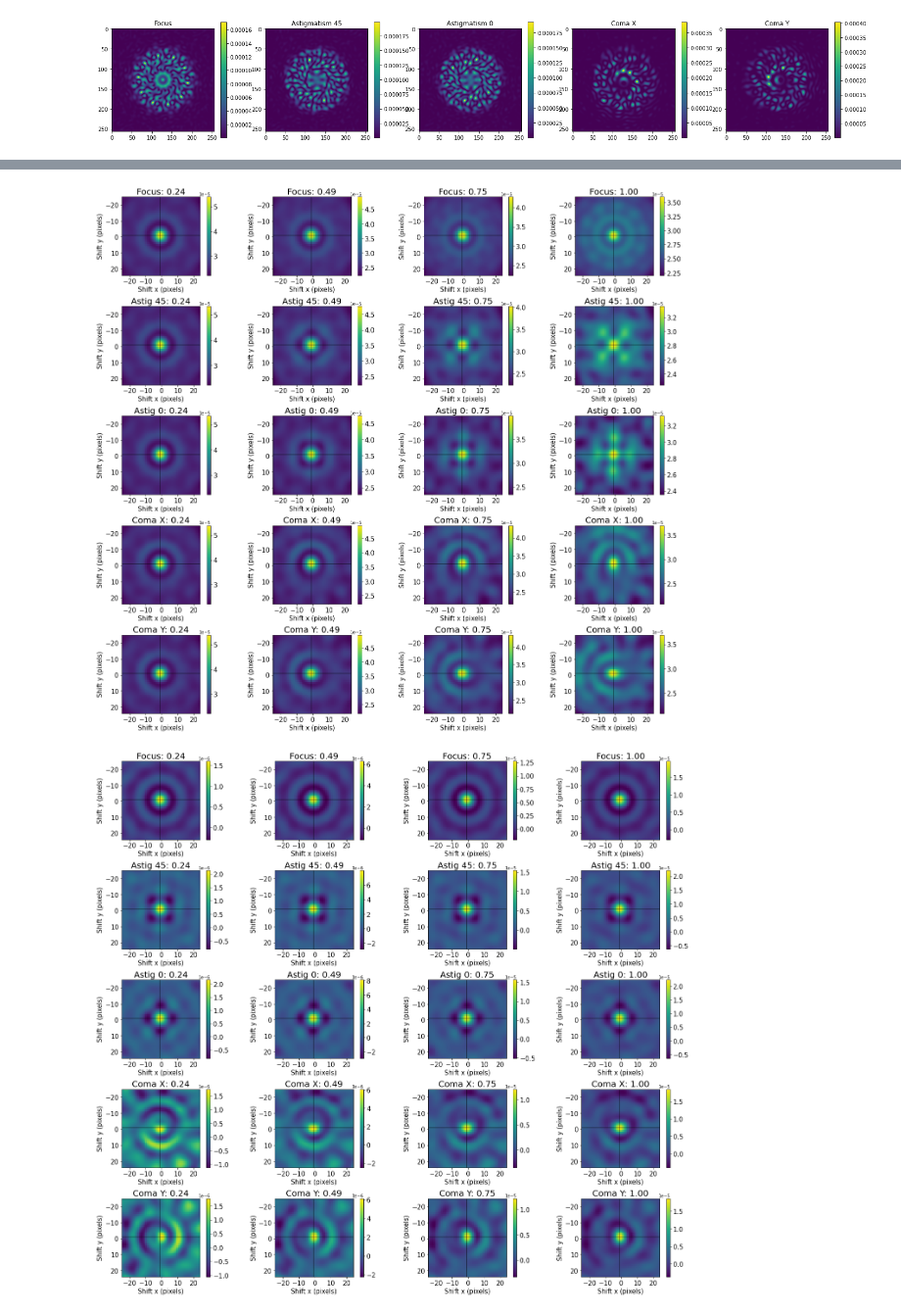
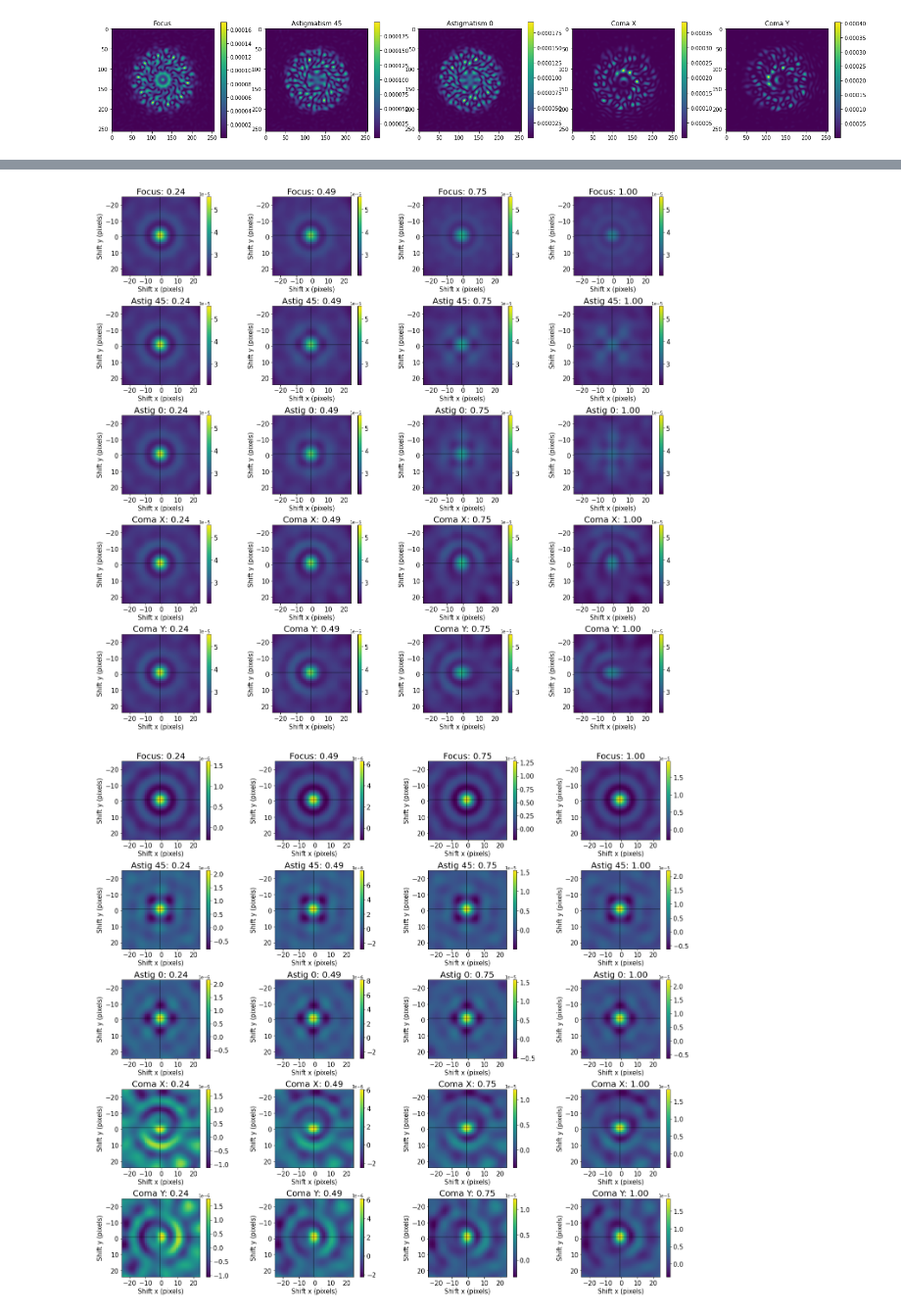
Before and after one commit to LouisDesdoigts/Notebooks, a Jupyter notebook: Thermal_constraints/Thermal_correlation.ipynb, the cells around one changed output, grey strips where cells are left out. Shown at 98% size. Cells and saved outputs as stored; diff of their text form; code cells hidden in the pictures.

```diff
--- a/Thermal_constraints/Thermal_correlation.ipynb
+++ b/Thermal_constraints/Thermal_correlation.ipynb
@@ -22,7 +27,7 @@ npixels = 256
 pupil_size, true_wavelength = get_wavefront_size(aperture, focal_length, wavelength, pixel_size, array_size)
 print(pupil_size, true_wavelength)
 print("Samlping is {:.2f}x Nyquist".format(array_size/(2*pupil_size)))
-toliman_pupil = get_toliman_pupil(pupil_size)
+toliman_pupil = get_toliman_pupil(pupil_size, path=pupil_path)
 # %% [output]
 WARNING:absl:No GPU/TPU found, falling back to CPU. (Set TF_CPP_MIN_LOG_LEVEL=0 and rerun for more info.)
 134 5.234103455325292e-07
@@ -180,10 +190,43 @@ plt.show()
+# %%
+def cross_correlate_fast_min(im1, im2):
+    """
+    Faster 2D cross correlation. Not sure why this is so much faster
+    Notes:
+        - The central pixel is offset by 1 on both the x and y axis
+        - the answers given by jax.scipy.signal.correlate2d differ at most by about 3 parts in 1000
+    """
+    size = im1.shape[0]*2 - 1 # Match the size to scipy
+    pad_base = np.zeros([size, size])
+    im1_pad = index_update(pad_base, index[:im1.shape[0], :im1.shape[1]], im1)
+    im2_pad = index_update(pad_base, index[:im1.shape[0], :im1.shape[1]], im2)
+    im1_FT = np.fft.fft2(np.fft.fftshift(im1_pad))
+    im2_FT = np.fft.fft2(np.fft.fftshift(im2_pad))
+    im1_FT_cc = np.conjugate(im1_FT)
+    mult = np.multiply(im1_FT_cc, im2_FT)
+    correlation_raw = np.abs(np.fft.fftshift(np.fft.ifft2(mult)))
+    correlation = np.flip(np.flip(correlation_raw, axis=0), axis=1)
+    return correlation
+cross_correlate_fast = jit(cross_correlate_fast_min)
 # %%
 correlations_2d = []
 for i in tqdm(range(len(zernikes))):
     correlations_temp = []
     for j in tqdm(range(len(amplitudes)), leave=False):
-        correlation = jax.scipy.signal.correlate2d(toliman_PSF, aberrated_PSFs[i][j])
+#         correlation = jax.scipy.signal.correlate2d(toliman_PSF, aberrated_PSFs[i][j])
+        correlation = cross_correlate_fast(toliman_PSF, aberrated_PSFs[i][j])
         correlations_temp.append(correlation)
     correlations_2d.append(correlations_temp)
 
 correlations_2d = np.array(correlations_2d)
+# %%
+peak_correlations = correlations_2d[:, :, 255, 255]
+plt.figure(figsize=(8, 4))
+for j in range(len(zernikes)):
+    plt.plot(amplitudes, peak_correlations[j]/np.max(peak_correlations), label=zern_names[j], c=colours[j], linestyle=linestyles[j])
+plt.title("Peak Cross-Correlation Value")
+plt.ylabel("Correlation (arb. units)")
+plt.xlabel("Aberration amplitude")
+plt.legend()
+plt.tight_layout()
+plt.savefig("Peak_cross_correlation")
+plt.show()
@@ -194,27 +240,30 @@ auto_correlation_2d = jax.scipy.signal.correlate2d(toliman_PSF, toliman_PSF)
 # %%
 idxs = [25, 50, 75, 100]
+
+vmax = np.max(correlations_2d)
+vmin = np.min(correlations_2d[:, :, c2d-s2d:c2d+s2d, c2d-s2d:c2d+s2d])
 
 idx = 1
 plt.figure(figsize=(20, 18))
 for j in range(len(zernikes)):
     for i in range(len(idxs)):
         plt.subplot(5, 4, idx)
-        plt.imshow(correlations_2d[j][idxs[i]-1][c2d-s2d:c2d+s2d, c2d-s2d:c2d+s2d], extent=(-s2d, s2d-1, s2d-1, -s2d))
+        plt.imshow(correlations_2d[j][idxs[i]-1][c2d-s2d:c2d+s2d, c2d-s2d:c2d+s2d], extent=(-s2d, s2d-1, s2d-1, -s2d), vmax=vmax, vmin=vmin)
         cb = plt.colorbar()
         cb.ax.tick_params(labelsize=15)
         plt.axvline(-1, c='k', alpha=0.5)
         plt.axhline(-1, c='k', alpha=0.5)
         plt.xlabel("Shift x (pixels)", fontsize=15)
         plt.ylabel("Shift y (pixels)", fontsize=15)
         plt.xticks(fontsize=15)
         plt.yticks(fontsize=15)
-        plt.title("{}: {:.2f}".format(zern_names_short[j], amplitudes[idxs[i]-1]), fontsize=20)
+        plt.title("{}: {:.2f}".format(zern_names_short[j], np.round(amplitudes[idxs[i]-1], decimals=2)), fontsize=20)
         idx += 1
 
 plt.tight_layout()
 plt.savefig("2d_crosscorrelation")
 plt.show()
 # %% [output]
-[figure, old version]
+[figure, new version]
 # %%
 idxs = [25, 50, 75, 100]
```
Also changed, not shown: parts of 9 cells of this notebook.
